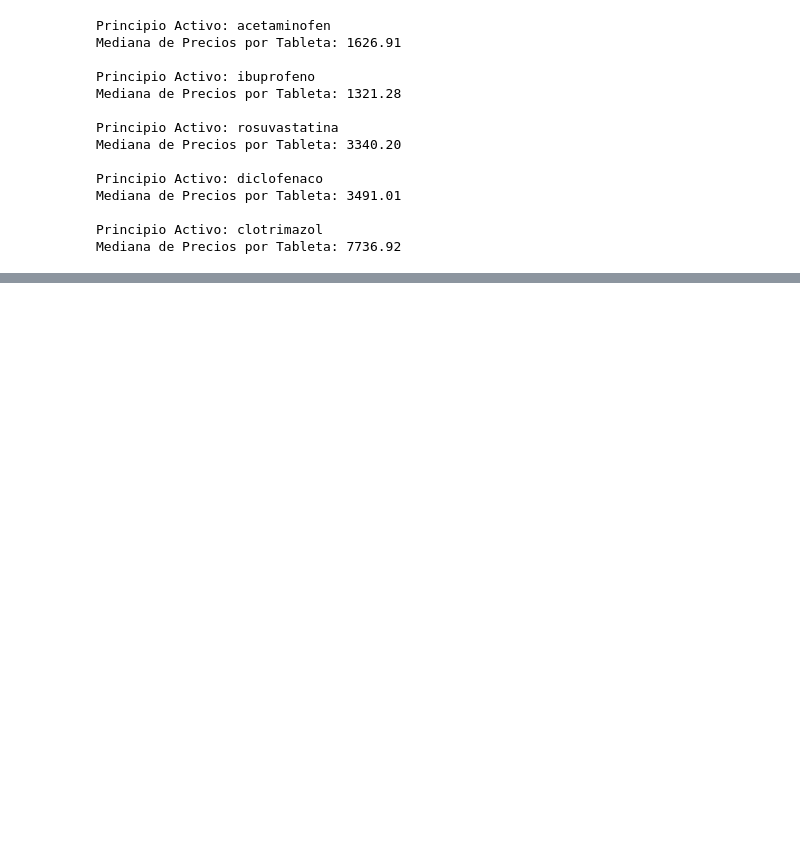
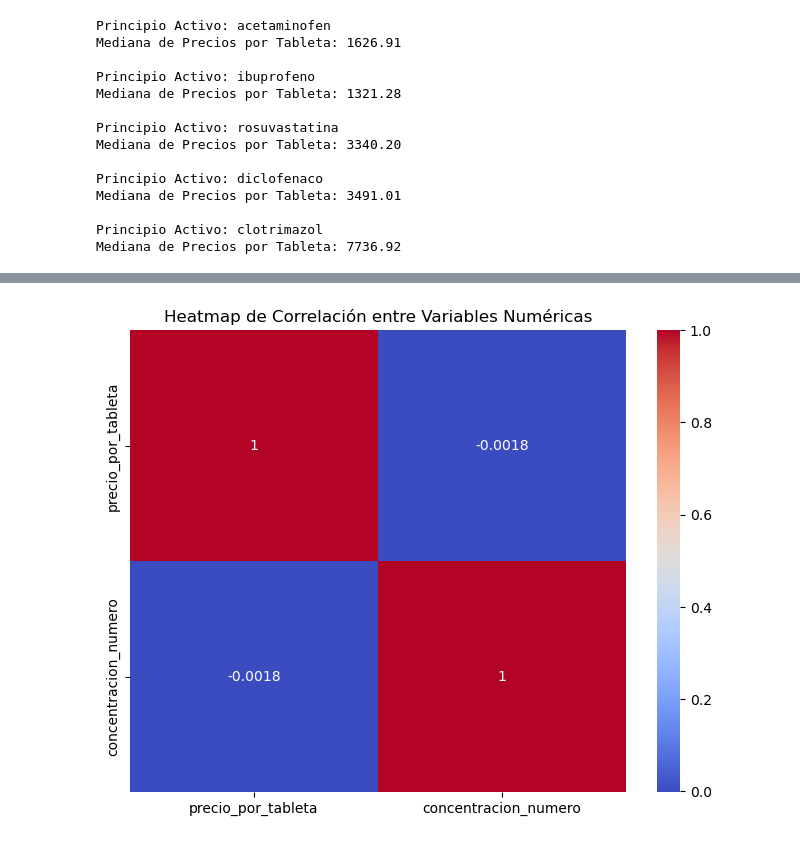
Before and after one commit to Cristian-UdeA/Acompa-amiento_grupo1_ciencia_de_datos, a Jupyter notebook: df_python.ipynb, the cells around one changed output, grey strips where cells are left out. Cells and saved outputs as stored; diff of their text form; code cells hidden in the pictures; blank space fills up the shorter version.

```diff
--- a/df_python.ipynb
+++ b/df_python.ipynb
@@ -471,0 +495,9 @@ Mediana de Precios por Tableta: 7736.92
+# %%
+numerical_columns = ["precio_por_tableta", "concentracion_numero"]
+correlation_matrix = df[numerical_columns].corr()
+plt.figure(figsize=(8, 6))
+sns.heatmap(correlation_matrix, annot=True, cmap="coolwarm")
+plt.title("Heatmap de Correlación entre Variables Numéricas")
+plt.show()
+# %% [output]
+[figure, added]
```
Also changed, not shown: parts of 14 cells of this notebook, 1 other file.
